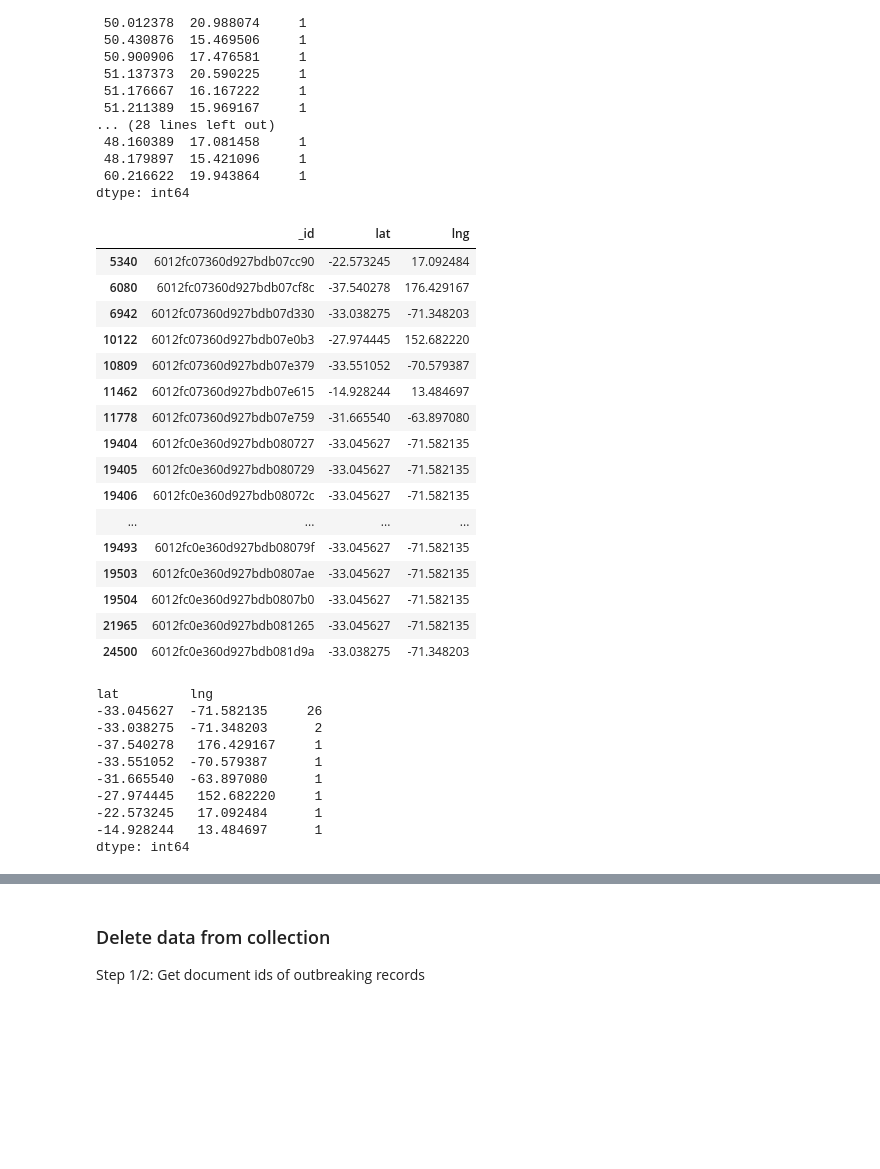
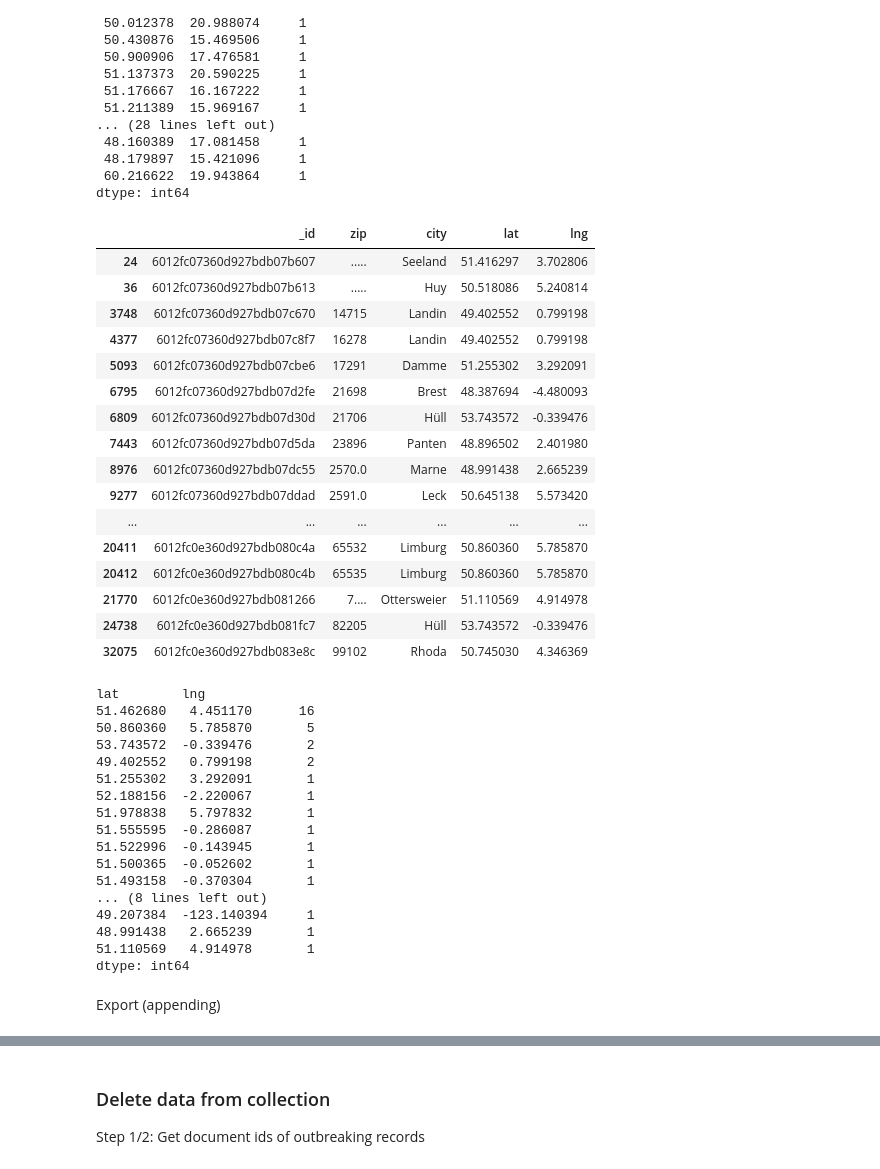
Before and after one commit to mayo-s/phonebookdiver, a Jupyter notebook: jupyter/phonebookdiver_notebook.ipynb, the cells around one changed output, grey strips where cells are left out. Cells and saved outputs as stored; diff of their text form; code cells hidden in the pictures; blank space fills up the shorter version.

```diff
--- a/jupyter/phonebookdiver_notebook.ipynb
+++ b/jupyter/phonebookdiver_notebook.ipynb
@@ -656,4 +661,4 @@ db.get_collection('zips_cities').create_index([('zip', 1), ('city', 1)])
 # %%
-data = pd.DataFrame(db['zips_cities'].find({}, {'_id':1, 'coordinates':1}))
+data = pd.DataFrame(db['zips_cities'].find({}, {'_id':1, 'zip':1, 'city':1, 'coordinates':1}))
 data
 # %% [output]
@@ -724,0 +726,6 @@ Find outbreaks
+# %%
+north = data[data.lat > 55.06]
+south = data[data.lat < 47.25]
+east = data[data.lng > 15.05]
+west = data[data.lng < 5.85]
+print(f'N {len(north)}\nS {len(south)}\nE {len(east)}\nW {len(west)}')
@@ -837,37 +834,45 @@ lat         lng
  60.216622  19.943864     1
 dtype: int64
 # %%
-west = data[data.lat < 5.8]
 west
 # 34 records
 # %% [output]
-|  | _id | lat | lng |
-| 5340 | 6012fc07360d927bdb07cc90 | -22.573245 | 17.092484 |
-| 6080 | 6012fc07360d927bdb07cf8c | -37.540278 | 176.429167 |
-| 6942 | 6012fc07360d927bdb07d330 | -33.038275 | -71.348203 |
-| 10122 | 6012fc07360d927bdb07e0b3 | -27.974445 | 152.682220 |
-| 10809 | 6012fc07360d927bdb07e379 | -33.551052 | -70.579387 |
-| 11462 | 6012fc07360d927bdb07e615 | -14.928244 | 13.484697 |
-| 11778 | 6012fc07360d927bdb07e759 | -31.665540 | -63.897080 |
-| 19404 | 6012fc0e360d927bdb080727 | -33.045627 | -71.582135 |
-| 19405 | 6012fc0e360d927bdb080729 | -33.045627 | -71.582135 |
-| 19406 | 6012fc0e360d927bdb08072c | -33.045627 | -71.582135 |
-| ... | ... | ... | ... |
-| 19493 | 6012fc0e360d927bdb08079f | -33.045627 | -71.582135 |
-| 19503 | 6012fc0e360d927bdb0807ae | -33.045627 | -71.582135 |
-| 19504 | 6012fc0e360d927bdb0807b0 | -33.045627 | -71.582135 |
-| 21965 | 6012fc0e360d927bdb081265 | -33.045627 | -71.582135 |
-| 24500 | 6012fc0e360d927bdb081d9a | -33.038275 | -71.348203 |
+|  | _id | zip | city | lat | lng |
+| 24 | 6012fc07360d927bdb07b607 | ..... | Seeland | 51.416297 | 3.702806 |
+| 36 | 6012fc07360d927bdb07b613 | ..... | Huy | 50.518086 | 5.240814 |
+| 3748 | 6012fc07360d927bdb07c670 | 14715 | Landin | 49.402552 | 0.799198 |
+| 4377 | 6012fc07360d927bdb07c8f7 | 16278 | Landin | 49.402552 | 0.799198 |
+| 5093 | 6012fc07360d927bdb07cbe6 | 17291 | Damme | 51.255302 | 3.292091 |
+| 6795 | 6012fc07360d927bdb07d2fe | 21698 | Brest | 48.387694 | -4.480093 |
+| 6809 | 6012fc07360d927bdb07d30d | 21706 | Hüll | 53.743572 | -0.339476 |
+| 7443 | 6012fc07360d927bdb07d5da | 23896 | Panten | 48.896502 | 2.401980 |
+| 8976 | 6012fc07360d927bdb07dc55 | 2570.0 | Marne | 48.991438 | 2.665239 |
+| 9277 | 6012fc07360d927bdb07ddad | 2591.0 | Leck | 50.645138 | 5.573420 |
+| ... | ... | ... | ... | ... | ... |
+| 20411 | 6012fc0e360d927bdb080c4a | 65532 | Limburg | 50.860360 | 5.785870 |
+| 20412 | 6012fc0e360d927bdb080c4b | 65535 | Limburg | 50.860360 | 5.785870 |
+| 21770 | 6012fc0e360d927bdb081266 | 7.... | Ottersweier | 51.110569 | 4.914978 |
+| 24738 | 6012fc0e360d927bdb081fc7 | 82205 | Hüll | 53.743572 | -0.339476 |
+| 32075 | 6012fc0e360d927bdb083e8c | 99102 | Rhoda | 50.745030 | 4.346369 |
 # %%
 west.value_counts(['lat', 'lng'])
 # %% [output]
-lat         lng
--33.045627  -71.582135     26
--33.038275  -71.348203      2
--37.540278   176.429167     1
--33.551052  -70.579387      1
--31.665540  -63.897080      1
--27.974445   152.682220     1
--22.573245   17.092484      1
--14.928244   13.484697      1
+lat        lng
+51.462680   4.451170      16
+50.860360   5.785870       5
+53.743572  -0.339476       2
+49.402552   0.799198       2
+51.255302   3.292091       1
+52.188156  -2.220067       1
+51.978838   5.797832       1
+51.555595  -0.286087       1
+51.522996  -0.143945       1
+51.500365  -0.052602       1
+51.493158  -0.370304       1
+... (8 lines left out)
+49.207384  -123.140394     1
+48.991438   2.665239       1
+51.110569   4.914978       1
 dtype: int64
+# %% [markdown]
+Export (appending)
```
Also changed, not shown: parts of 16 cells of this notebook.
